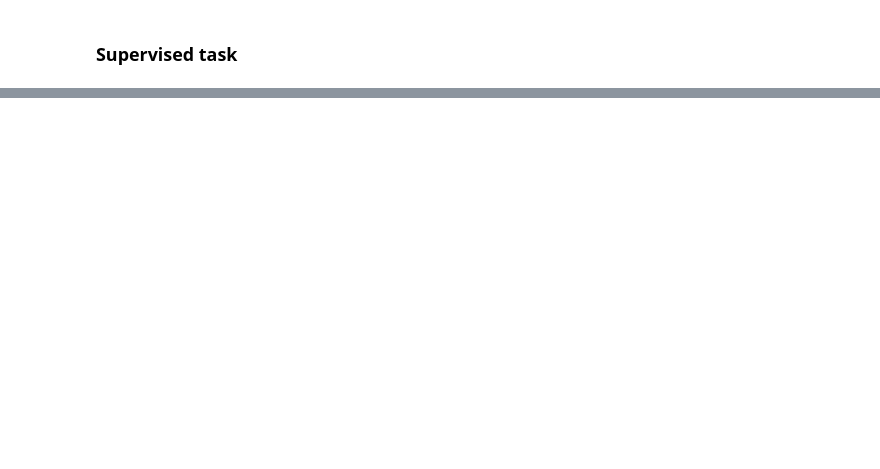
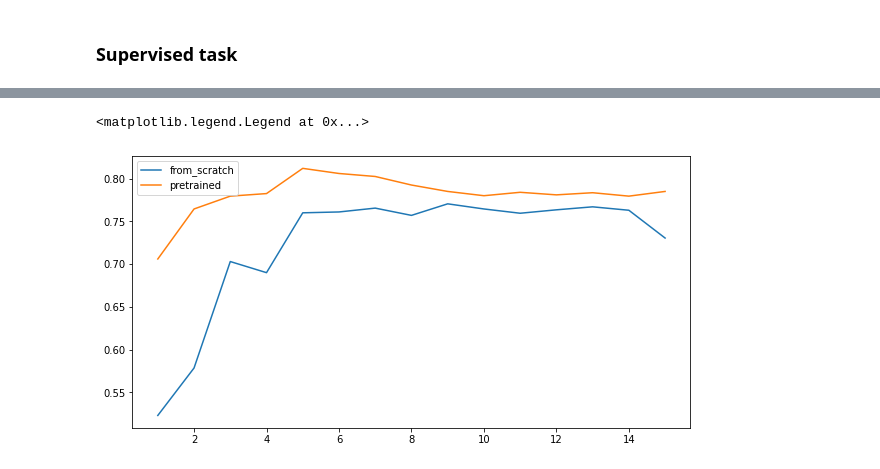
Before and after one commit to alephpi/student, a Jupyter notebook: Lab2_TransferLearning/ALTEGRAD_2022_transfer_learning.ipynb, the cells around one changed output, grey strips where cells are left out. Cells and saved outputs as stored; diff of their text form; code cells hidden in the pictures; blank space fills up the shorter version.

```diff
--- a/Lab2_TransferLearning/ALTEGRAD_2022_transfer_learning.ipynb
+++ b/Lab2_TransferLearning/ALTEGRAD_2022_transfer_learning.ipynb
@@ -449,10 +463,8 @@ classifier.decoder.bias torch.Size([50001]) True
 # %%
-!wget https://raw.githubusercontent.com/moussaKam/transfer_learning_transformers/main/pretrained_model_4layers.pt
-
 model = Model(ntokens, nhead, nhid, nlayers, ntokens).to(device)
 
 #load the checkpoint
-checkpoint = torch.load('pretrained_model_4layers.pt')
+checkpoint = torch.load('pretrained_model_4layers.pt', map_location=device)
 #load state dict
 model.load_state_dict(checkpoint['model_state_dict'])
 # %% [output]
@@ -546,3 +609,29 @@ def evaluate_accuracy(data_loader):
+# %%
+# a function to evaluate the validation accuracy of the model.
+# adapt from lab1 and train()
+def evaluate_accuracy(data_loader):
+    #to be implemented
+    model.eval()
+    # total_loss = 0.0
+    ncorrect = ntotal = 0
+    with torch.no_grad():
+        for idx, data in tqdm(enumerate(data_loader),total=len(data_loader)):
+            src_mask = model.base.generate_square_subsequent_mask(data[0].size(0)).to(device)
+            # inference
+            input_data = data[0].to(device)
+            output = model(input_data, src_mask)
+            #last vector only, is the distribution on two classes
+            output = output[-1,:]
+            output = output.view(-1, output.shape[-1])
+            prediction = output.argmax(axis=-1)
+            # print(output)
+            target = data[1].to(device)
+            # total number of examples
+            ntotal += output.shape[0]
+            # number of correct predictions
+            ncorrect += torch.sum(target == prediction)  # number of correct prediction - hint: use torch.sum
+        acc = ncorrect.item() / ntotal
+        return acc
 # %%
 #save the base model to be loaded later in the fine-tuning phase
 torch.save({"model_state_dict": model.base.state_dict(),}, "pretrained_model_4layers_no_class_head.pt")
@@ -593,0 +745,10 @@ for from_scratch in from_scratch_settings:
+# %%
+#Visualize the accuracy
+import matplotlib.pyplot as plt
+plt.figure(figsize=(10,5))
+plt.plot(range(1, epochs+1), from_scratch_valid_acc, label="from_scratch")
+plt.plot(range(1, epochs+1), pretrained_valid_acc, label="pretrained")
+plt.legend()
+# %% [output]
+<matplotlib.legend.Legend at 0x...>
+[figure, added]
```
Also changed, not shown: parts of 32 cells of this notebook, 1 other file.
